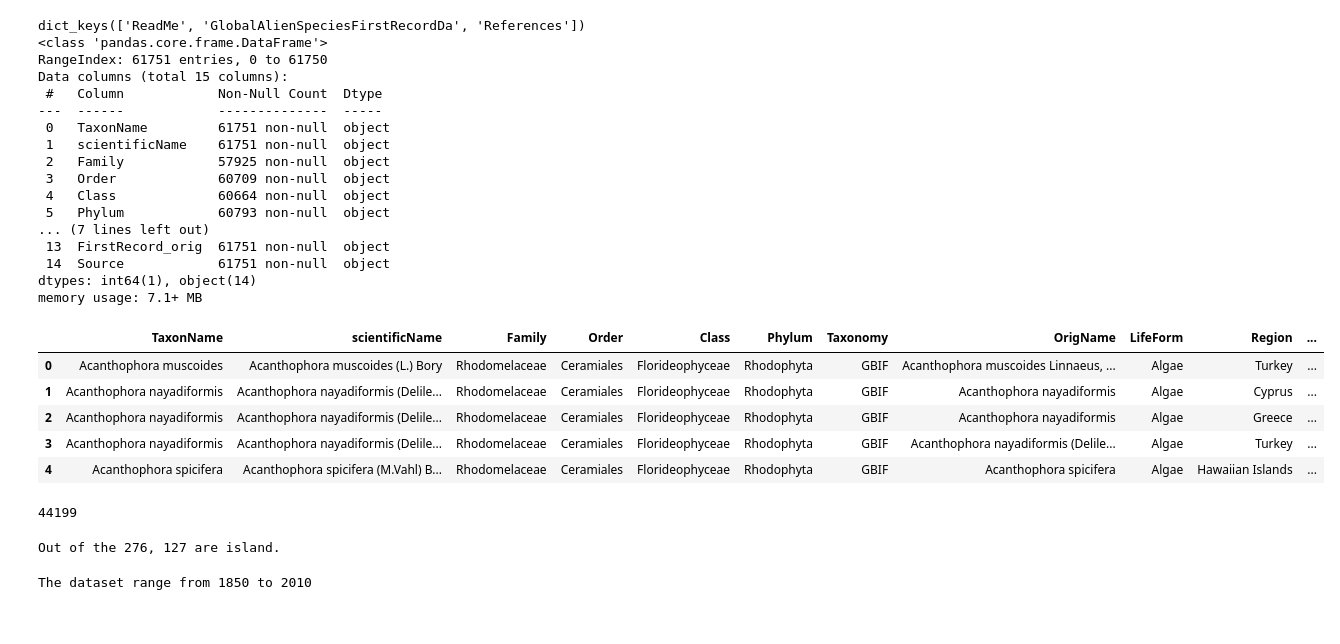
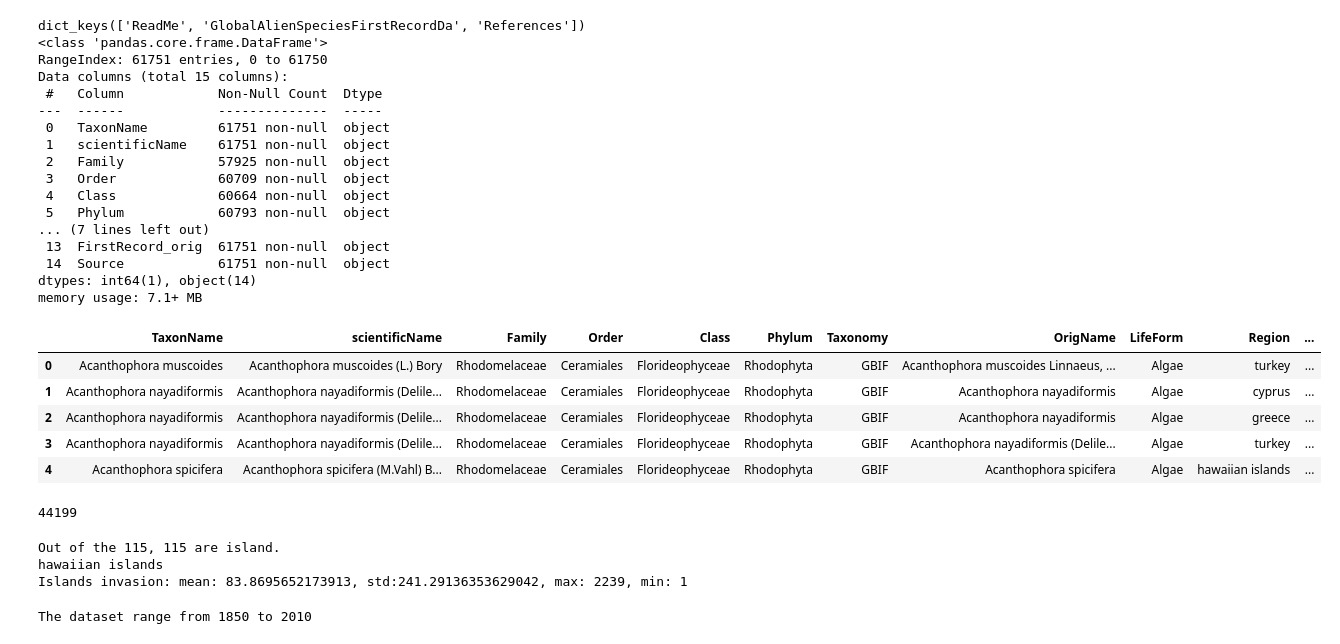
Before and after one commit to Rage997/MasterThesis, a Jupyter notebook: code/PyCode/notebook.ipynb, the cells around one changed output. Drawn from its saved outputs; the diff is of its cells as text; code cells hidden in the pictures.

```diff
--- a/code/PyCode/notebook.ipynb
+++ b/code/PyCode/notebook.ipynb
@@ -5,36 +5,37 @@ from visuals import *
 # %%
 # SEE: https://zenodo.org/record/4632335#.YkGzOShBz4c
 filename = '../data/GlobalAlienSpeciesFirstRecordDatabase_v2.xlsx'
 
 df_orig = pd.read_excel(filename, sheet_name=None)
 # There are 3 sheets of the excel file
 print(df_orig.keys())
 df_orig = df_orig['GlobalAlienSpeciesFirstRecordDa']
 df_orig.info(show_counts=True)
+df_orig['Region'] = df_orig['Region'].str.lower()
 
 df_orig.head()
 # %% [output]
 dict_keys(['ReadMe', 'GlobalAlienSpeciesFirstRecordDa', 'References'])
 <class 'pandas.core.frame.DataFrame'>
 RangeIndex: 61751 entries, 0 to 61750
 Data columns (total 15 columns):
  #   Column            Non-Null Count  Dtype
 ---  ------            --------------  -----
  0   TaxonName         61751 non-null  object
  1   scientificName    61751 non-null  object
  2   Family            57925 non-null  object
  3   Order             60709 non-null  object
  4   Class             60664 non-null  object
  5   Phylum            60793 non-null  object
 ... (7 lines left out)
  13  FirstRecord_orig  61751 non-null  object
  14  Source            61751 non-null  object
 dtypes: int64(1), object(14)
 memory usage: 7.1+ MB
 |  | TaxonName | scientificName | Family | Order | Class | Phylum | Taxonomy | OrigName | LifeForm | Region | ... |
-| 0 | Acanthophora muscoides | Acanthophora muscoides (L.) Bory | Rhodomelaceae | Ceramiales | Florideophyceae | Rhodophyta | GBIF | Acanthophora muscoides Linnaeus, ... | Algae | Turkey | ... |
-| 1 | Acanthophora nayadiformis | Acanthophora nayadiformis (Delile... | Rhodomelaceae | Ceramiales | Florideophyceae | Rhodophyta | GBIF | Acanthophora nayadiformis | Algae | Cyprus | ... |
-| 2 | Acanthophora nayadiformis | Acanthophora nayadiformis (Delile... | Rhodomelaceae | Ceramiales | Florideophyceae | Rhodophyta | GBIF | Acanthophora nayadiformis | Algae | Greece | ... |
-| 3 | Acanthophora nayadiformis | Acanthophora nayadiformis (Delile... | Rhodomelaceae | Ceramiales | Florideophyceae | Rhodophyta | GBIF | Acanthophora nayadiformis (Delile... | Algae | Turkey | ... |
-| 4 | Acanthophora spicifera | Acanthophora spicifera (M.Vahl) B... | Rhodomelaceae | Ceramiales | Florideophyceae | Rhodophyta | GBIF | Acanthophora spicifera | Algae | Hawaiian Islands | ... |
+| 0 | Acanthophora muscoides | Acanthophora muscoides (L.) Bory | Rhodomelaceae | Ceramiales | Florideophyceae | Rhodophyta | GBIF | Acanthophora muscoides Linnaeus, ... | Algae | turkey | ... |
+| 1 | Acanthophora nayadiformis | Acanthophora nayadiformis (Delile... | Rhodomelaceae | Ceramiales | Florideophyceae | Rhodophyta | GBIF | Acanthophora nayadiformis | Algae | cyprus | ... |
+| 2 | Acanthophora nayadiformis | Acanthophora nayadiformis (Delile... | Rhodomelaceae | Ceramiales | Florideophyceae | Rhodophyta | GBIF | Acanthophora nayadiformis | Algae | greece | ... |
+| 3 | Acanthophora nayadiformis | Acanthophora nayadiformis (Delile... | Rhodomelaceae | Ceramiales | Florideophyceae | Rhodophyta | GBIF | Acanthophora nayadiformis (Delile... | Algae | turkey | ... |
+| 4 | Acanthophora spicifera | Acanthophora spicifera (M.Vahl) B... | Rhodomelaceae | Ceramiales | Florideophyceae | Rhodophyta | GBIF | Acanthophora spicifera | Algae | hawaiian islands | ... |
 # %%
@@ -44,14 +46,33 @@ len(df.index)
 # %% [output]
 44199
 # %%
+not_islands = ['united kingdom', 'ireland', 'new zealand', 'tasmania',
+                'japan', 'indonesia', 'taiwan', 'philippines', 'dominican republic',
+                'greece', 'canada', 'hong kong']
+for island in not_islands:
+    df_orig.loc[df_orig['Region'] == island, 'Island'] = 'no'
+
 # Island
 df_island = df_orig[df_orig['Island'] == 'yes']
-df_island = df_island['Region'].unique()
+region_island = df_island['Region'].unique()
 
-df_region = df_orig['Region'].unique()
-print(f'Out of the {len(df_region)}, {len(df_island)} are island.')
+region = df_orig['Region'].unique()
+print(f'Out of the {len(region_island)}, {len(region_island)} are island.')
+
+# count invasions on islands
+invasions = []
+for reg in region_island:
+    inv = df_island[df_island['Region'] == reg]
+    inv = len(inv.index)
+    invasions.append(inv)
+    if inv > 1200:
+        print(reg)
+    # print(inv)
+print(f'Islands invasion: mean: {np.mean(invasions)}, std:{np.std(invasions)}, max: {np.max(invasions)}, min: {np.min(invasions)}')
 # %% [output]
-Out of the 276, 127 are island.
+Out of the 115, 115 are island.
+hawaiian islands
+Islands invasion: mean: 83.8695652173913, std:241.29136353629042, max: 2239, min: 1
 # %%
 df = df_orig
 col = ['TaxonName', 'Family', 'LifeForm', 'Region', 'FirstRecord']
```
Also changed, not shown: parts of 12 cells of this notebook, 16 other files.
